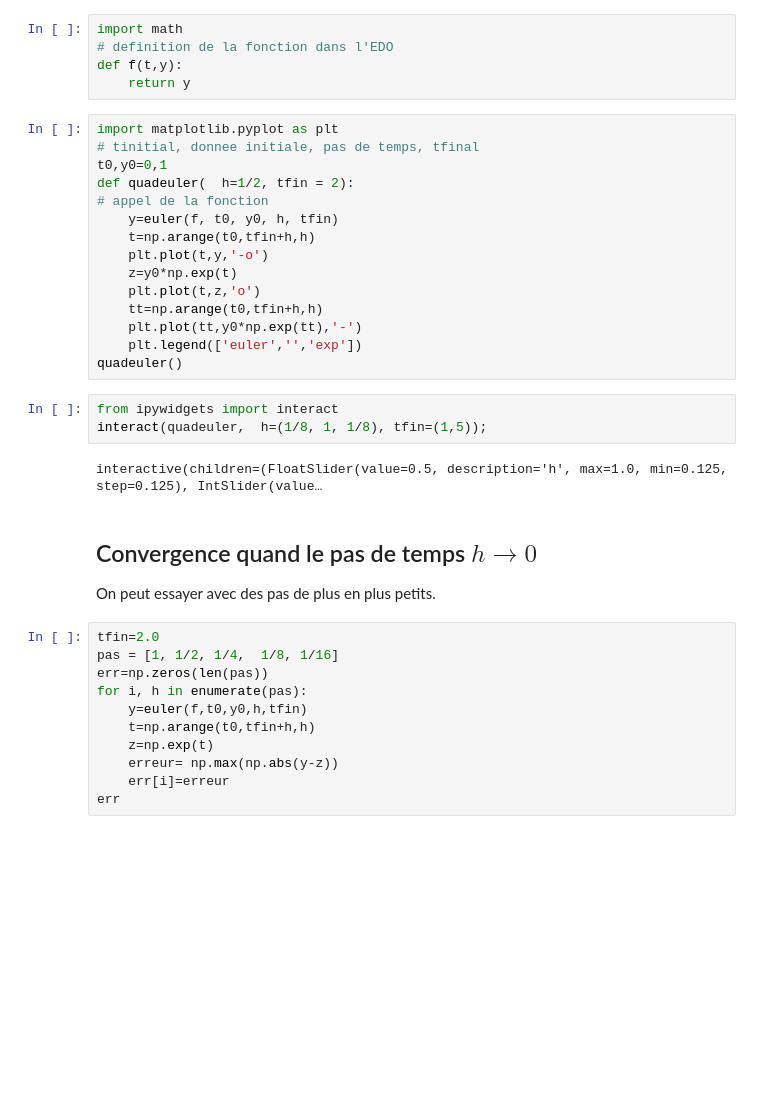
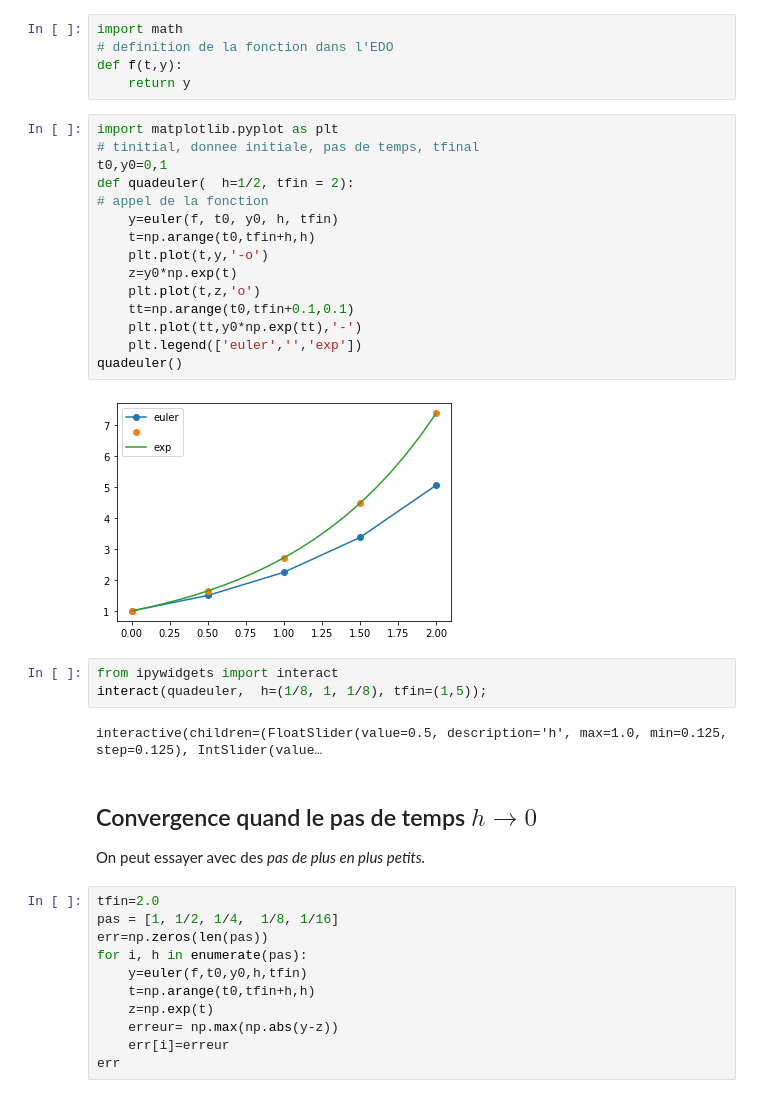
Before and after one commit to azerad/labomathedo, a Jupyter notebook: labomathedo.ipynb, the cells around one changed output. Cells and saved outputs as stored; diff of their text form; blank space fills up the shorter version.

```diff
--- a/labomathedo.ipynb
+++ b/labomathedo.ipynb
@@ -209,18 +220,20 @@ def f(t,y):
 # %%
 import matplotlib.pyplot as plt
 # tinitial, donnee initiale, pas de temps, tfinal
 t0,y0=0,1
 def quadeuler(  h=1/2, tfin = 2):
 # appel de la fonction
     y=euler(f, t0, y0, h, tfin)
     t=np.arange(t0,tfin+h,h)
     plt.plot(t,y,'-o')
     z=y0*np.exp(t)
     plt.plot(t,z,'o')
-    tt=np.arange(t0,tfin+h,h)
+    tt=np.arange(t0,tfin+0.1,0.1)
     plt.plot(tt,y0*np.exp(tt),'-')
     plt.legend(['euler','','exp'])
 quadeuler()
+# %% [output]
+[figure, added]
 # %%
 from ipywidgets import interact
 interact(quadeuler,  h=(1/8, 1, 1/8), tfin=(1,5));
@@ -228,7 +241,7 @@ interact(quadeuler,  h=(1/8, 1, 1/8), tfin=(1,5));
 interactive(children=(FloatSlider(value=0.5, description='h', max=1.0, min=0.125, step=0.125), IntSlider(value…
 # %% [markdown]
 ## Convergence quand le pas de temps $h\to 0$
-On peut essayer avec des pas de plus en plus petits.
+On peut essayer avec des _pas de plus en plus petits._
 # %%
 tfin=2.0
 pas = [1, 1/2, 1/4,  1/8, 1/16]
```
Also changed, not shown: parts of 22 cells of this notebook.
